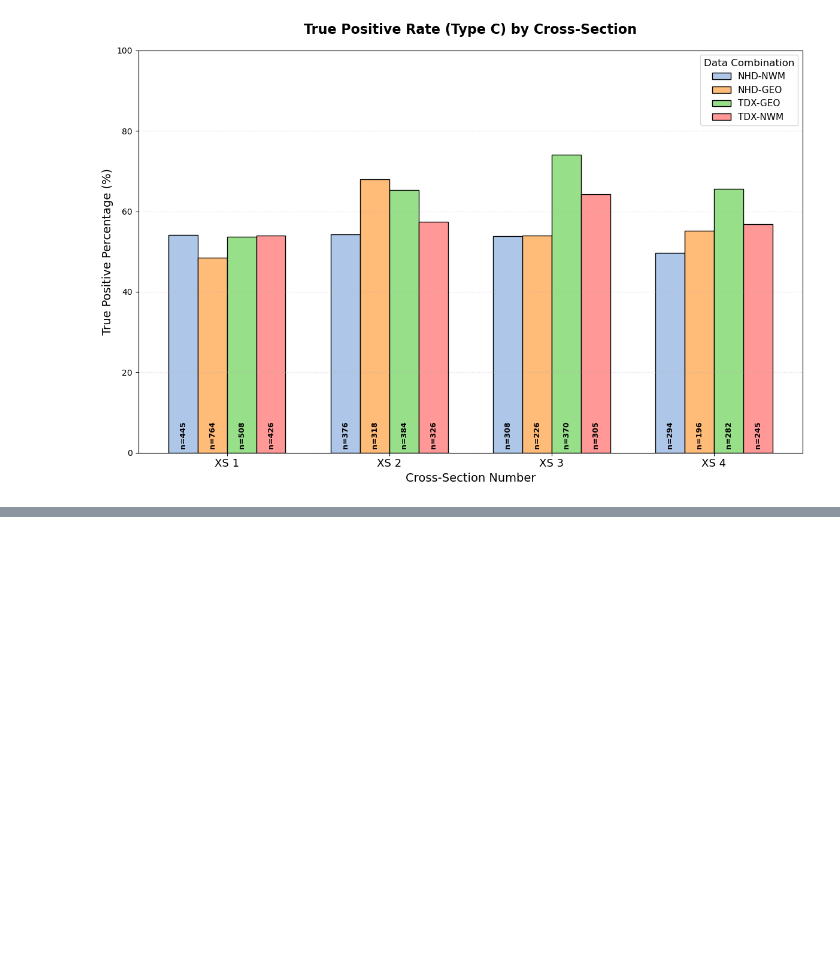
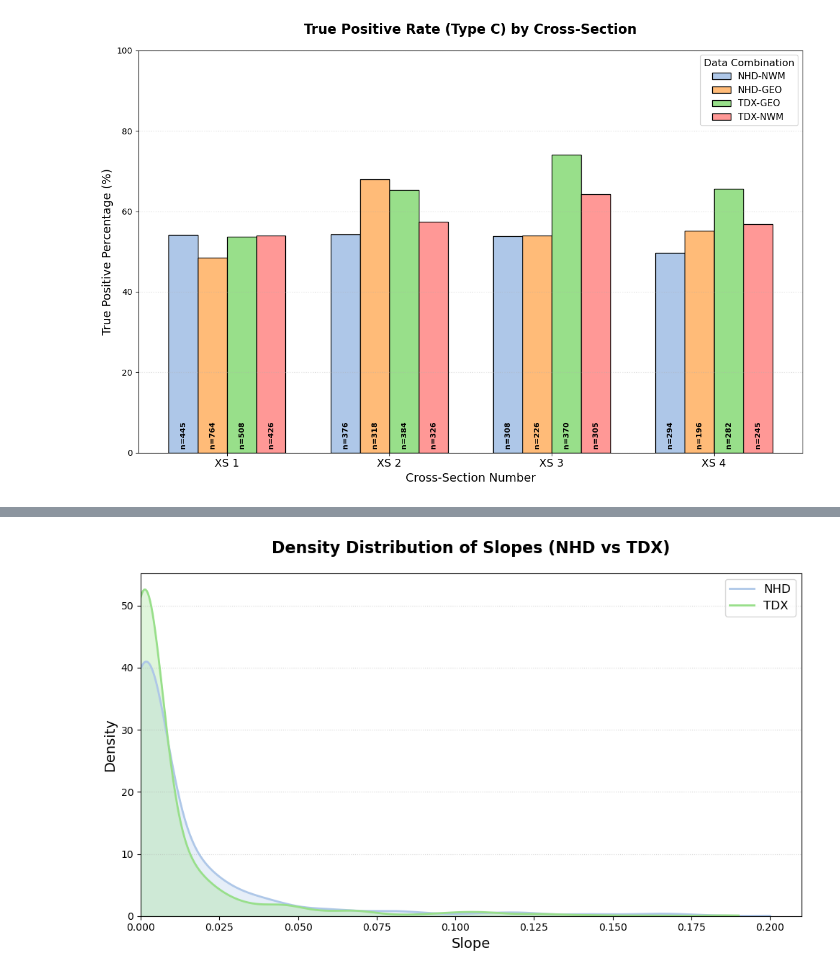
Before and after one commit to ktquint/lhd-processor, a Jupyter notebook: notebooks/summary_stats.ipynb, the cells around one changed output, grey strips where cells are left out. Saved outputs shown, nothing was run; the diff lists cells and outputs as text; code cells hidden in the pictures; blank space fills up the shorter version.

Commit message:
added more plots to summary stats

```diff
--- a/notebooks/summary_stats.ipynb
+++ b/notebooks/summary_stats.ipynb
@@ -570,0 +632,61 @@ Outliers Removed: 11
+# %%
+# --- NEW PLOT: Slope Density Comparison (NHD vs TDX) ---
+import pandas as pd
+import matplotlib.pyplot as plt
+import numpy as np
+from scipy.stats import gaussian_kde
+
+# --- CONFIGURATION ---
+full_db = '../lhd_processor/data/lhd_database.xlsx'
+# We only need one NHD and one TDX source to compare flowline slopes
+# NHD-NWM and TDX-NWM should suffice as slope comes from the flowline source (NHD or TDX)
+sources = {
+    'NHD': 'CrossSectionsNHDNWM',
+    'TDX': 'CrossSectionsTDXNWM'
+}
+colors = {'NHD': '#AEC7E8', 'TDX': '#98DF8A'} # Blue and Green
+
+# --- DATA LOADING ---
+slope_data = {}
+
+for label, sheet_name in sources.items():
+    try:
+        df = pd.read_excel(full_db, sheet_name=sheet_name)
+        if 'Slope' in df.columns:
+            # Ensure numeric and drop NaNs
+            slopes = pd.to_numeric(df['Slope'], errors='coerce').dropna()
+            # Filter out extreme outliers for better visualization if needed
+            # Let's keep it raw first, or maybe filter > 0.5?
+            # Slopes are usually small. Let's filter > 0.2 for visualization
+            slopes = slopes[slopes <= 0.2]
+            slope_data[label] = slopes
+        else:
+            print(f"Slope column not found in {sheet_name}")
+    except Exception as e:
+        print(f"Error loading {sheet_name}: {e}")
+
+# --- PLOTTING ---
+fig, ax = plt.subplots(figsize=(10, 6))
+
+for label, slopes in slope_data.items():
+    if len(slopes) > 1:
+        density = gaussian_kde(slopes)
+        xs = np.linspace(0, slopes.max(), 500)
+        ys = density(xs)
+
+        ax.plot(xs, ys, label=label, color=colors[label], linewidth=2)
+        ax.fill_between(xs, ys, color=colors[label], alpha=0.3)
+
+ax.set_title('Density Distribution of Slopes (NHD vs TDX)', fontsize=16, fontweight='bold', pad=20)
+ax.set_xlabel('Slope', fontsize=14)
+ax.set_ylabel('Density', fontsize=14)
+ax.legend(fontsize=12)
+ax.grid(axis='y', linestyle=':', alpha=0.5)
+ax.set_xlim(left=0)
+ax.set_ylim(bottom=0)
+
+plt.tight_layout()
+plt.savefig('slope_density_nhd_vs_tdx.png', dpi=300, bbox_inches='tight', facecolor='white')
+plt.show()
+# %% [output]
+[figure, added]
```
Also changed, not shown: parts of 12 cells of this notebook, 2 other files.
